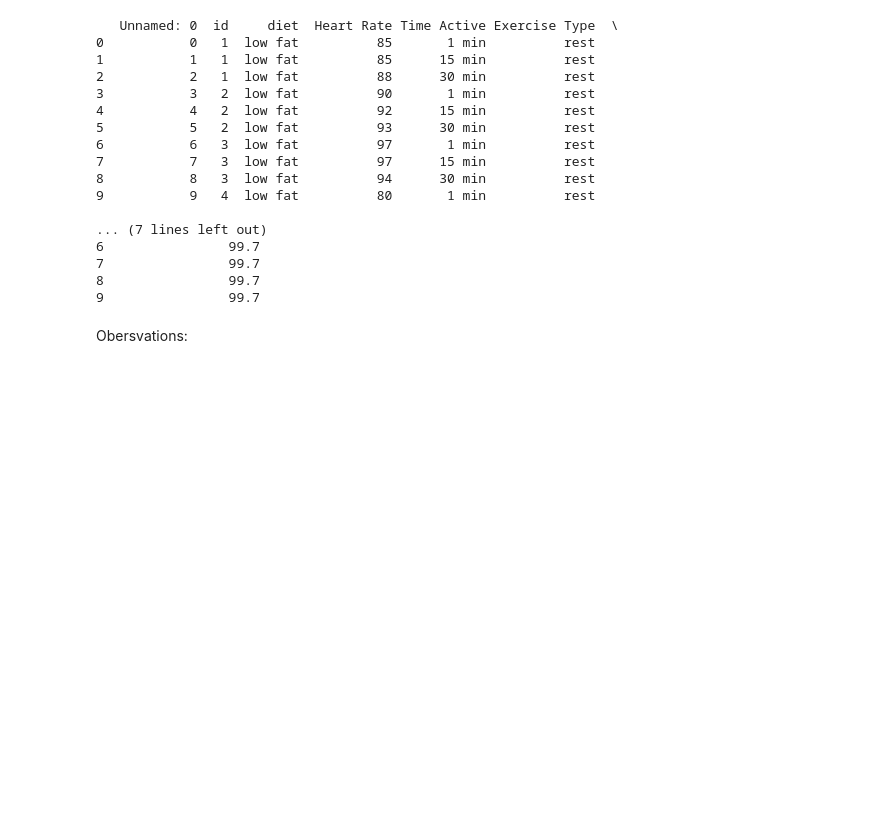
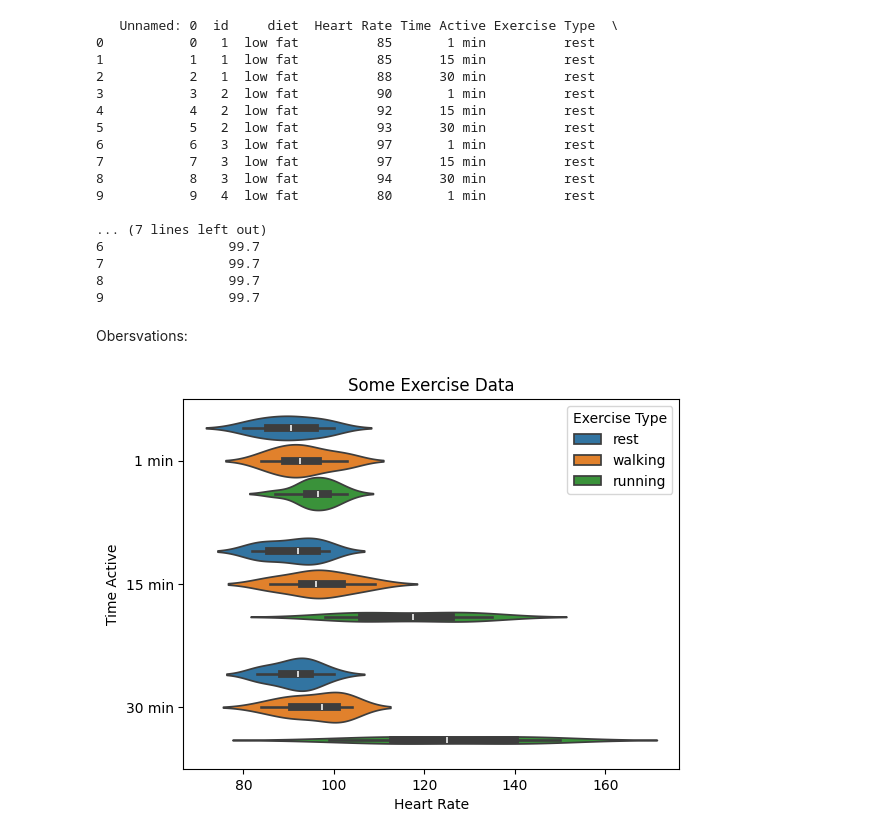
Before and after one commit to mindy0cruz/datafun-06-eda, a Jupyter notebook: mindycruz_eda.ipynb, the cells around one changed output. Drawn from its saved outputs; the diff is of its cells as text; code cells hidden in the pictures; blank space fills up the shorter version.

```diff
--- a/mindycruz_eda.ipynb
+++ b/mindycruz_eda.ipynb
@@ -132,0 +132,15 @@ Obersvations:
+# %%
+#Initial Visualizations
+
+
+# Initial Visualizations
+sns.violinplot(
+    data=df,
+    x="Heart Rate",
+    y="Time Active",
+    hue="Exercise Type"
+)
+plt.title('Some Exercise Data')
+plt.show()
+# %% [output]
+[figure, added]
```
Also changed, not shown: parts of 9 cells of this notebook.
